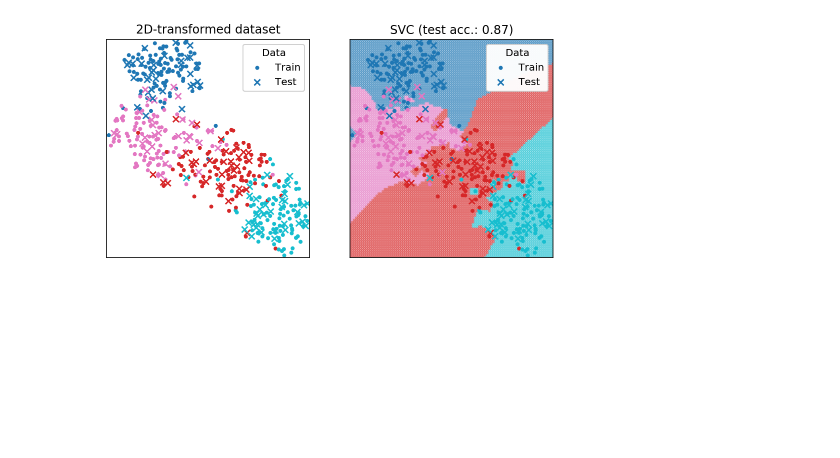
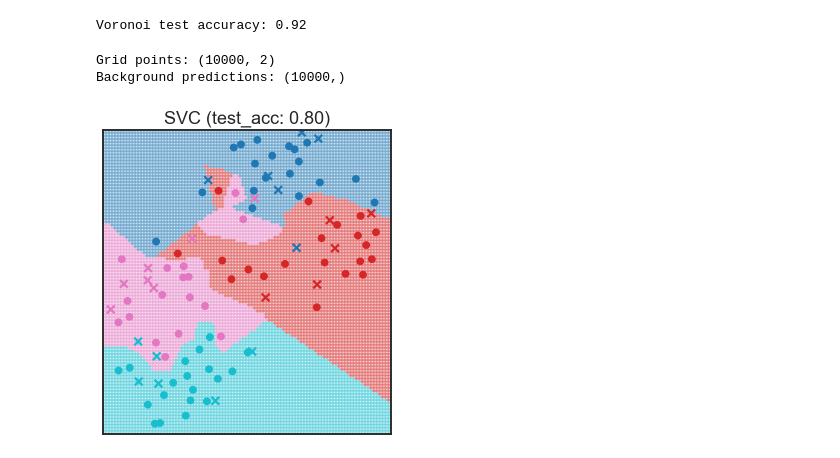
Before and after one commit to vrjkmr/decision-boundary, a Jupyter notebook: Decision boundary plotting.ipynb, the cells around one changed output. Drawn from its saved outputs; the diff is of its cells as text; code cells hidden in the pictures; blank space fills up the shorter version.

```diff
--- a/Decision boundary plotting.ipynb
+++ b/Decision boundary plotting.ipynb
@@ -185,27 +126,44 @@ voronoi_grid_predictions = voronoi.predict(grid_points)
-# %%
-# 10. build visualization
-fig, axes = plt.subplots(1, 2, figsize=(8, 4))
-for ax in axes:
-    ax.set_xlim([min_x1, max_x1])
-    ax.set_ylim([min_x2, max_x2])
-    ax.axes.xaxis.set_visible(False)
-    ax.axes.yaxis.set_visible(False)
-
-# plot dataset only
-axes[0].scatter(X_train_2d[:, 0], X_train_2d[:, 1], c=y_train, cmap=cmap, marker=".", label="Train")
-axes[0].scatter(X_test_2d[:, 0], X_test_2d[:, 1], c=y_test, cmap=cmap, marker="x", label="Test")
-axes[0].set_title("2D-transformed dataset")
-legend = axes[0].legend(loc="best", title="Data")
-axes[0].add_artist(legend)
-
-# plot Voronoi-based decision boundaries
-axes[1].scatter(grid_points[:, 0], grid_points[:, 1], c=voronoi_grid_predictions, cmap=cmap, alpha=0.4, s=4)
-axes[1].scatter(X_train_2d[:, 0], X_train_2d[:, 1], c=y_train, cmap=cmap, marker=".", label="Train")
-axes[1].scatter(X_test_2d[:, 0], X_test_2d[:, 1], c=y_test, cmap=cmap, marker="x", label="Test")
-axes[1].set_title("SVC (test acc.: {s:.2f})".format(s=original_test_score))
-legend = axes[1].legend(loc="best", title="Data")
-axes[1].add_artist(legend)
-
-plt.show()
-# %% [output]
-[figure, removed]
+# %%
+# 4. train Voronoi model
+voronoi = KNeighborsClassifier(n_neighbors=1).fit(X_train_2d, y_train)
+
+# 5. get score of Voronoi model
+y_test_pred = svc.predict(X_test)
+voronoi_test_accuracy = voronoi.score(X_test_2d, y_test_pred)
+print("Voronoi test accuracy: {:.2f}".format(voronoi_test_accuracy))
+# %% [output]
+Voronoi test accuracy: 0.92
+# %%
+# 6. build grid
+min_x1, max_x1, min_x2, max_x2 = extract_plot_ranges(X_train_2d)
+grid_points = generate_grid_points(min_x1, max_x1, min_x2, max_x2)
+print("Grid points: {}".format(grid_points.shape))
+
+# 7. get grid predictions
+background_predictions = voronoi.predict(grid_points)
+print("Background predictions: {}".format(background_predictions.shape))
+# %% [output]
+Grid points: (10000, 2)
+Background predictions: (10000,)
+# %%
+# 8. plot decision boundaries
+fig, ax = plt.subplots(1, 1, figsize=(5, 5.5))
+
+# plot grid and dataset
+ax.set_title("SVC (test_acc: {:.2f})".format(test_accuracy))
+ax.scatter(grid_points[:, 0], grid_points[:, 1],
+           c=background_predictions, cmap=CMAP, alpha=0.4, s=4)
+scatter = ax.scatter(X_train_2d[:, 0], X_train_2d[:, 1],
+                     c=y_train, s=40, cmap=CMAP)
+ax.scatter(X_test_2d[:, 0], X_test_2d[:, 1], c=y_test,
+           marker="x", s=60, cmap=CMAP)
+
+# set axis parameters
+ax.axes.xaxis.set_visible(False)
+ax.axes.yaxis.set_visible(False)
+ax.set_xlim([min_x1, max_x1])
+ax.set_ylim([min_x2, max_x2])
+plt.tight_layout(pad=2.)
+plt.show()
+# %% [output]
+[figure, added]
```
Also changed, not shown: parts of 26 cells of this notebook, 2 other files.
